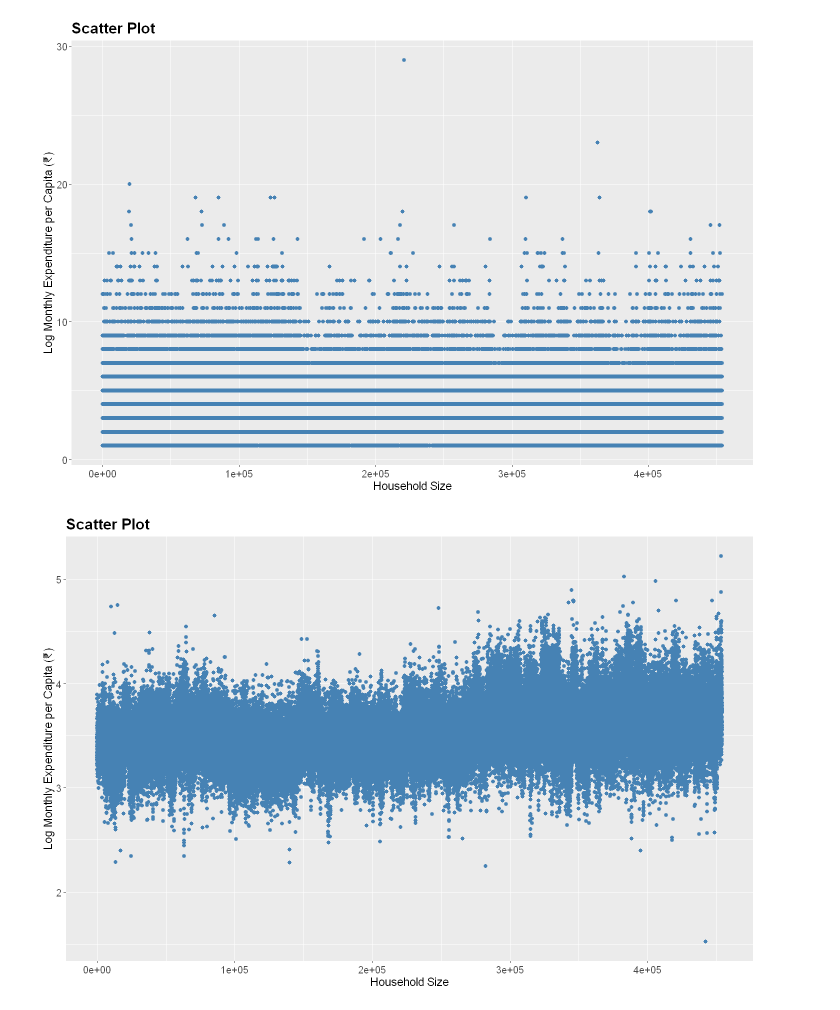
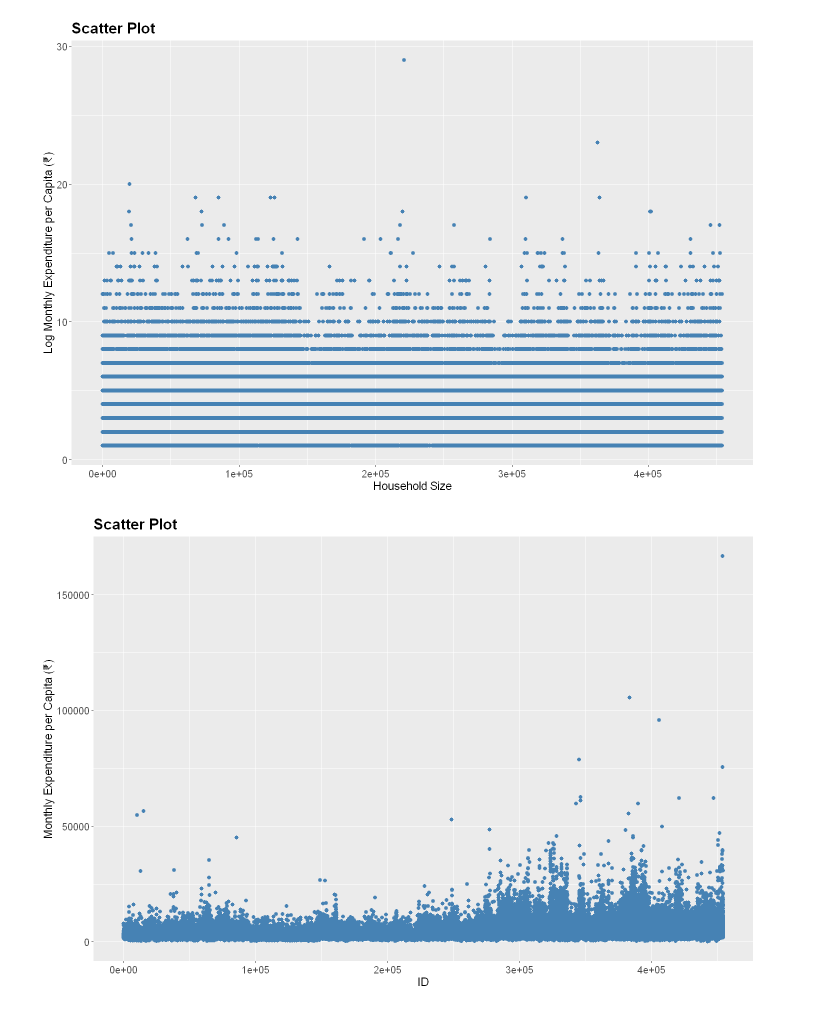
Before and after one commit to anmpahwa/CE5540, a Jupyter notebook: book/content/lecture_14.ipynb, the cells around one changed output. Cells and saved outputs as stored; diff of their text form; code cells hidden in the pictures.

```diff
--- a/book/content/lecture_14.ipynb
+++ b/book/content/lecture_14.ipynb
@@ -54,20 +56,20 @@ ggplot(data, aes(x = seq_along(Unique_ID), y = household_size)) +
 # %% [output]
 [figure]
 # %%
-# Scatter Plot for Household Size for Log Monthly Expenditure per Capita (₹)
-ggplot(data, aes(x = seq_along(Unique_ID), y = log10(total_expenditure / household_size))) +
+# Scatter Plot for Monthly Expenditure per Capita (₹)
+ggplot(data, aes(x = seq_along(Unique_ID), y = total_expenditure / household_size)) +
   geom_point(color = "steelblue", size = 2) +
   labs(
     title = "Scatter Plot",
-    x = "Household Size",
-    y = "Log Monthly Expenditure per Capita (₹)"
+    x = "ID",
+    y = "Monthly Expenditure per Capita (₹)"
   ) +
   theme(
     plot.title = element_text(size = 18, face = "bold"),
     plot.subtitle = element_text(size = 14),
     axis.title = element_text(size = 14),
     axis.text = element_text(size = 12)
   )
 # %% [output]
-[figure, old version]
+[figure, new version]
 # %%
```
Also changed, not shown: parts of 4 cells of this notebook.
